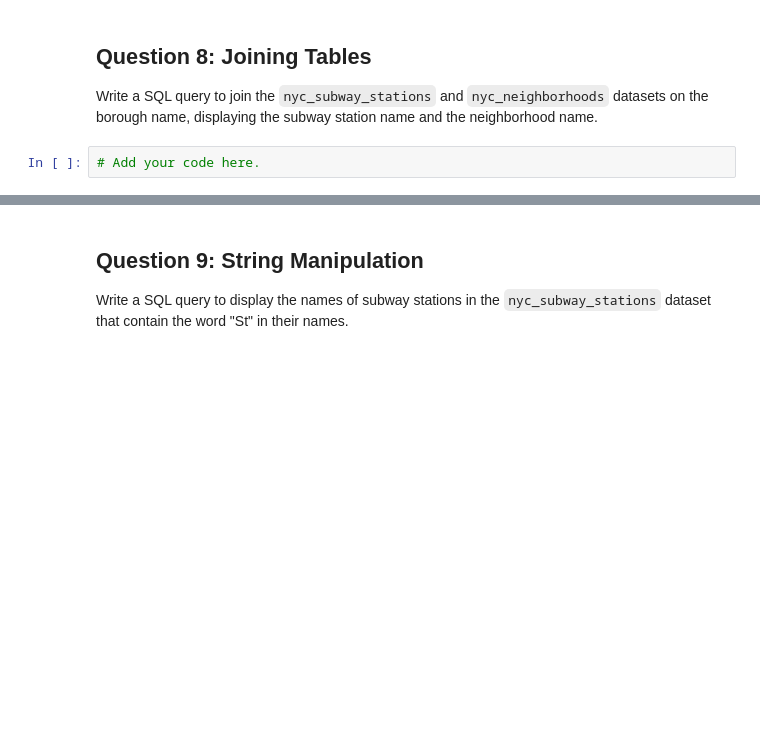
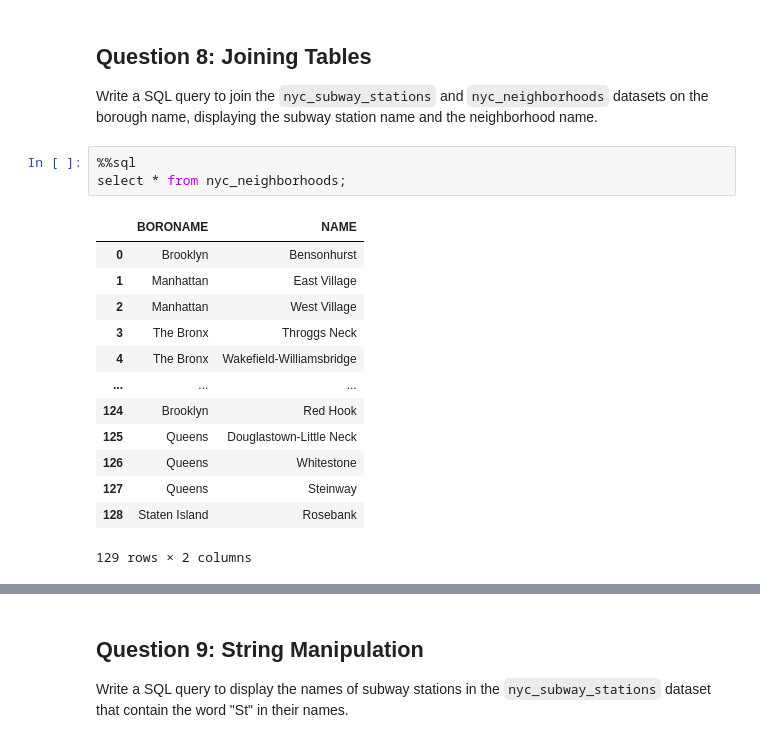
Before and after one commit to Van-Wu1/0025, a Jupyter notebook: notebooks/W2_lab.ipynb, the cells around one changed output, grey strips where cells are left out. Drawn from its saved outputs; the diff is of its cells as text; blank space fills up the shorter version.

```diff
--- a/notebooks/W2_lab.ipynb
+++ b/notebooks/W2_lab.ipynb
@@ -79,4 +170,19 @@ Write a SQL query to list the number of subway stations in each borough, sorted
 
 Write a SQL query to join the `nyc_subway_stations` and `nyc_neighborhoods` datasets on the borough name, displaying the subway station name and the neighborhood name.
 # %%
-# Add your code here.
+%%sql
+select * from nyc_neighborhoods;
+# %% [output]
+|  | BORONAME | NAME |
+| 0 | Brooklyn | Bensonhurst |
+| 1 | Manhattan | East Village |
+| 2 | Manhattan | West Village |
+| 3 | The Bronx | Throggs Neck |
+| 4 | The Bronx | Wakefield-Williamsbridge |
+| ... | ... | ... |
+| 124 | Brooklyn | Red Hook |
+| 125 | Queens | Douglastown-Little Neck |
+| 126 | Queens | Whitestone |
+| 127 | Queens | Steinway |
+| 128 | Staten Island | Rosebank |
+129 rows × 2 columns
```
Also changed, not shown: parts of 12 cells of this notebook.
